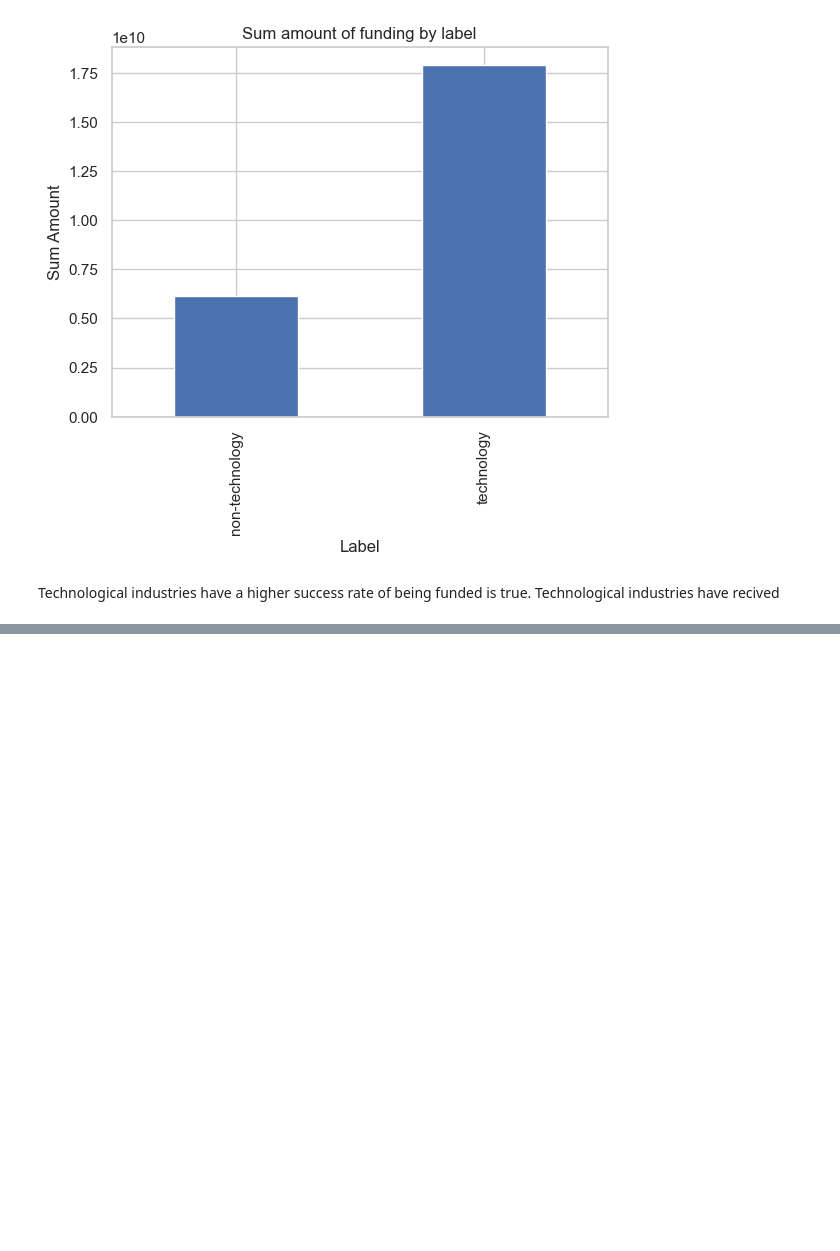
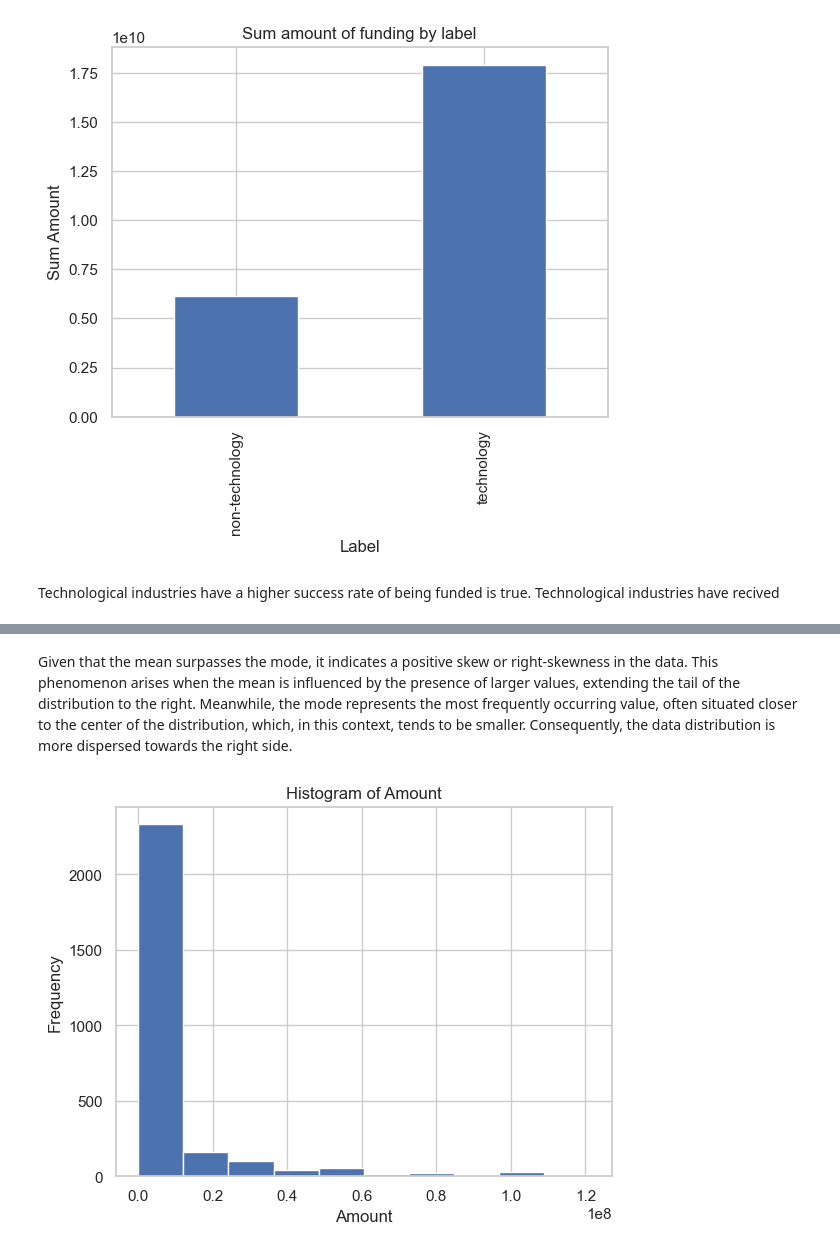
Before and after one commit to UMAR-FAWAZ/Indian_startup_funding_project, a Jupyter notebook: Indian_Startup.ipynb, the cells around one changed output, grey strips where cells are left out. Drawn from its saved outputs; the diff is of its cells as text; code cells hidden in the pictures; blank space fills up the shorter version.

```diff
--- a/Indian_Startup.ipynb
+++ b/Indian_Startup.ipynb
@@ -2190,0 +2267,11 @@ Technological industries have a higher success rate of being funded is true. Tec
+# %% [markdown]
+Given that the mean surpasses the mode, it indicates a positive skew or right-skewness in the data. This phenomenon arises when the mean is influenced by the presence of larger values, extending the tail of the distribution to the right. Meanwhile, the mode represents the most frequently occurring value, often situated closer to the center of the distribution, which, in this context, tends to be smaller. Consequently, the data distribution is more dispersed towards the right side.
+# %%
+# create a histogram
+plt.hist(df['Amount'])
+plt.xlabel('Amount')
+plt.ylabel('Frequency')
+plt.title('Histogram of Amount')
+plt.show()
+# %% [output]
+[figure, added]
```
Also changed, not shown: parts of 22 cells of this notebook.
